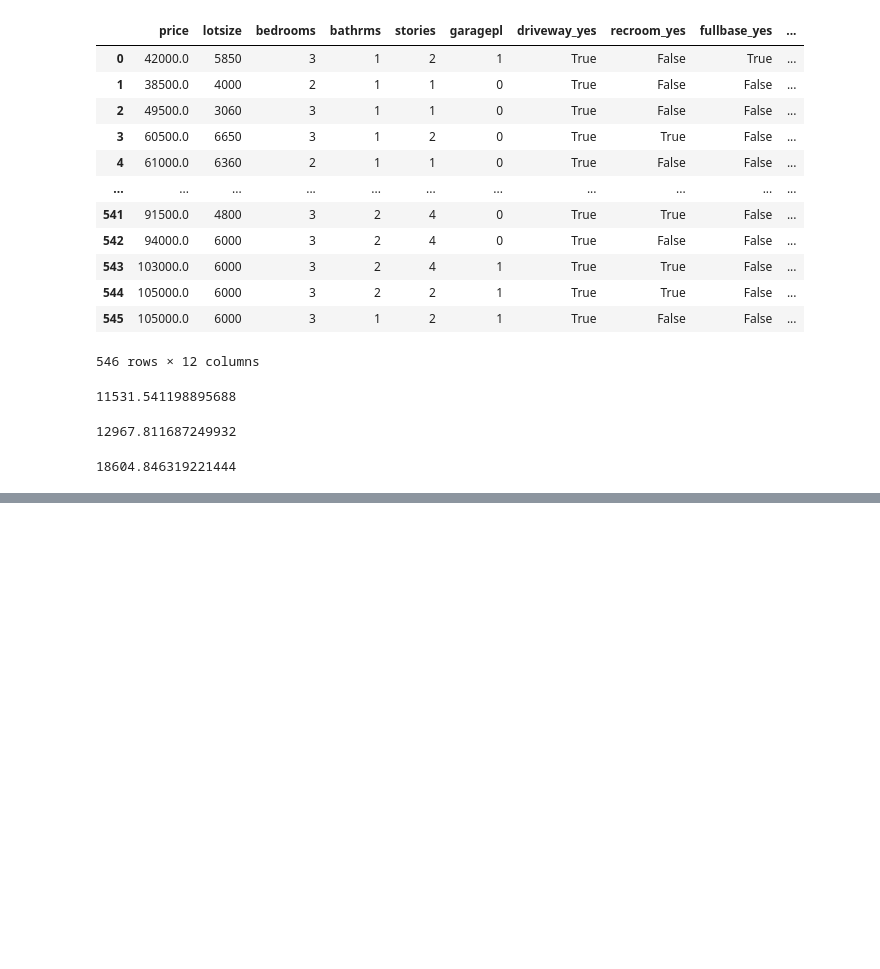
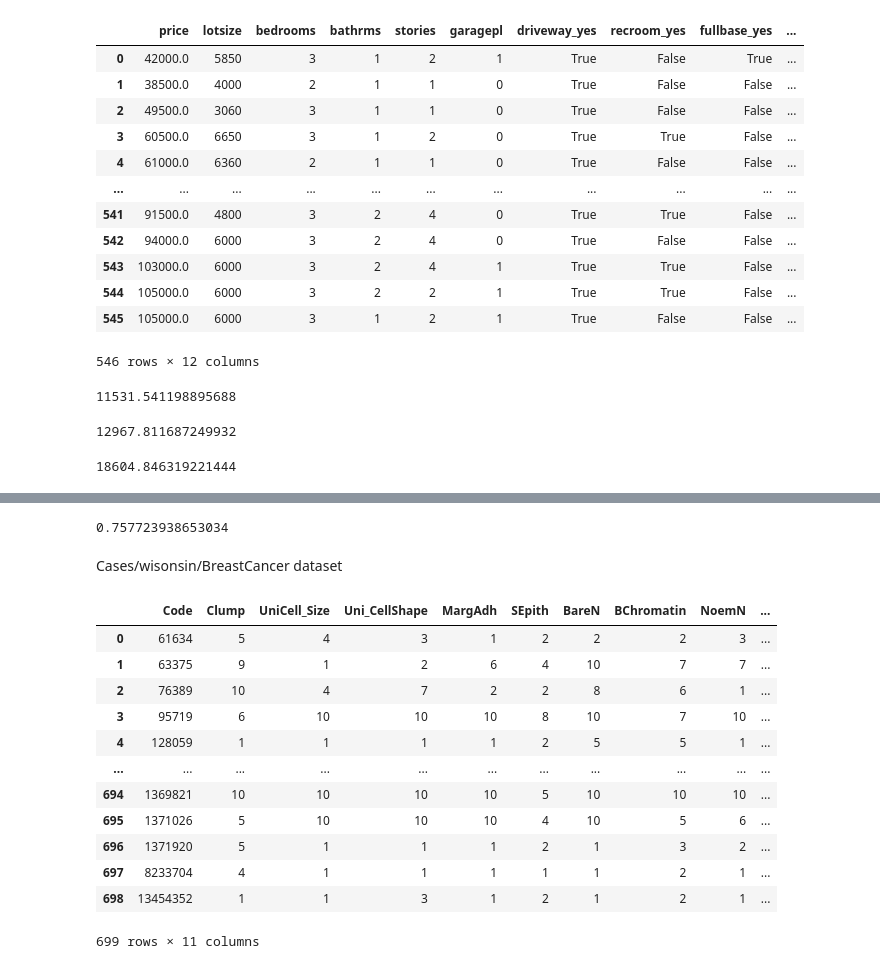
Before and after one commit to gpgaikwad576/DAIAugust2025, a Jupyter notebook: ML/Day1.ipynb, the cells around one changed output, grey strips where cells are left out. Saved outputs shown, nothing was run; the diff lists cells and outputs as text; code cells hidden in the pictures; blank space fills up the shorter version.

```diff
--- a/ML/Day1.ipynb
+++ b/ML/Day1.ipynb
@@ -198,0 +303,10 @@ mean_absolute_error(y_test, y_pred)
+# %%
+#take 'saga' as solver
+#penalty  l1,l2,elasticnet or none
+#compare accuracy
+lr = LogisticRegression(penalty = 'l1', solver = 'saga')
+lr.fit(X_trn_imp,y_train)
+y_pred = lr.predict(X_tst_imp)
+accuracy_score(y_test,y_pred)
+# %% [output]
+0.757723938653034
@@ -198,0 +315,20 @@ mean_absolute_error(y_test, y_pred)
+# %% [markdown]
+Cases/wisonsin/BreastCancer dataset
+# %%
+ breast_cancer = pd.read_csv(r"D:\Cases\Wisconsin\BreastCancer.csv")
+# %%
+breast_cancer
+# %% [output]
+|  | Code | Clump | UniCell_Size | Uni_CellShape | MargAdh | SEpith | BareN | BChromatin | NoemN | ... |
+| 0 | 61634 | 5 | 4 | 3 | 1 | 2 | 2 | 2 | 3 | ... |
+| 1 | 63375 | 9 | 1 | 2 | 6 | 4 | 10 | 7 | 7 | ... |
+| 2 | 76389 | 10 | 4 | 7 | 2 | 2 | 8 | 6 | 1 | ... |
+| 3 | 95719 | 6 | 10 | 10 | 10 | 8 | 10 | 7 | 10 | ... |
+| 4 | 128059 | 1 | 1 | 1 | 1 | 2 | 5 | 5 | 1 | ... |
+| ... | ... | ... | ... | ... | ... | ... | ... | ... | ... | ... |
+| 694 | 1369821 | 10 | 10 | 10 | 10 | 5 | 10 | 10 | 10 | ... |
+| 695 | 1371026 | 5 | 10 | 10 | 10 | 4 | 10 | 5 | 6 | ... |
+| 696 | 1371920 | 5 | 1 | 1 | 1 | 2 | 1 | 3 | 2 | ... |
+| 697 | 8233704 | 4 | 1 | 1 | 1 | 1 | 1 | 2 | 1 | ... |
+| 698 | 13454352 | 1 | 1 | 3 | 1 | 2 | 1 | 2 | 1 | ... |
+699 rows × 11 columns
```
Also changed, not shown: parts of 53 cells of this notebook, 3 other files.
